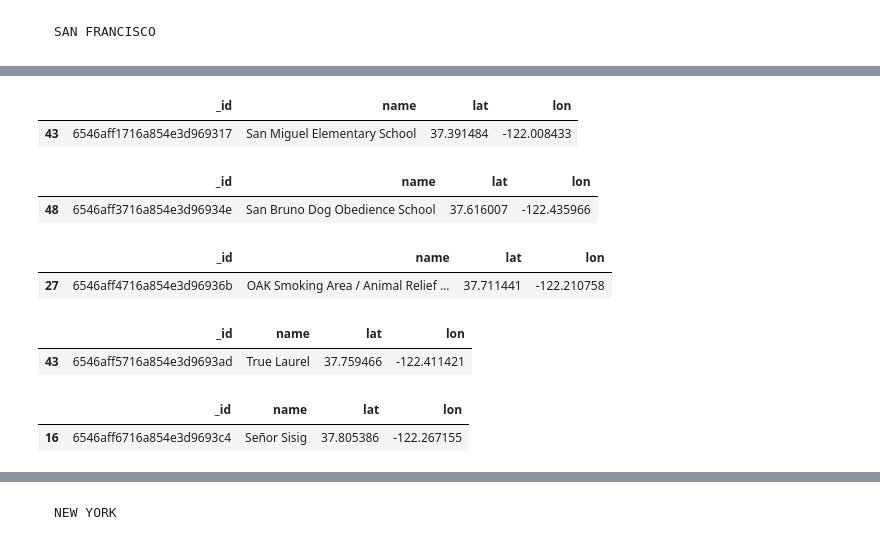
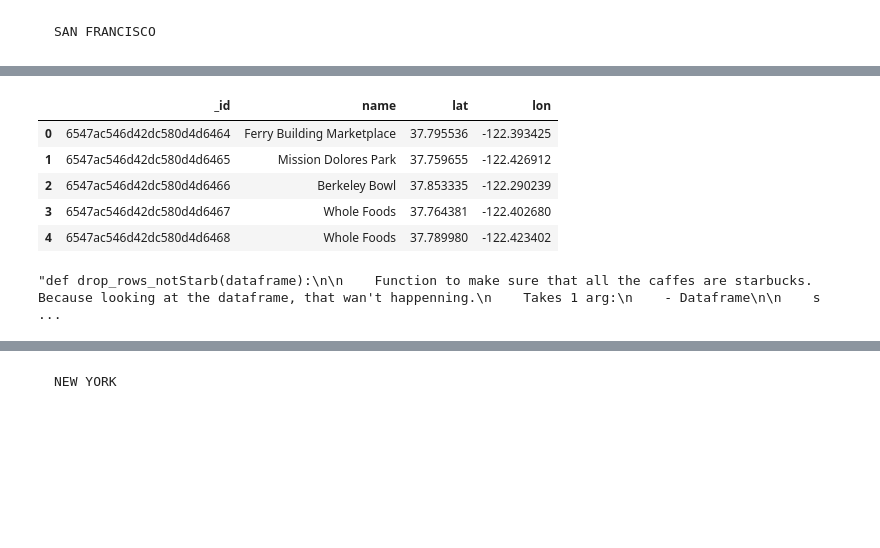
Before and after one commit to emmacunill/Company_Loc, a Jupyter notebook: notebooks/visualizing.ipynb, the cells around one changed output, grey strips where cells are left out. Drawn from its saved outputs; the diff is of its cells as text; code cells hidden in the pictures; blank space fills up the shorter version.

```diff
--- a/notebooks/visualizing.ipynb
+++ b/notebooks/visualizing.ipynb
@@ -12,6 +15,22 @@ from cartoframes.viz import Map, Layer, popup_element
 # %% [markdown]
 ## VISUALIZING ##
+# %%
+client = MongoClient("localhost:27017")
+db = client["cities_project"]
 # %% [markdown]
 **IMPORTING JSON INTO DF**
+# %%
+def mongodb_to_df(name_collection):
+
+    '''Function to get the collections from mongo and turn them to DF
+    It takes 1 arg:
+    - collection name.
+    Also checks for duplicate columns and drops them, only based on lat and long.
+    '''
+
+    df = pd.DataFrame(list(db[name_collection].find()))
+    df_drop_duplicates = df.drop_duplicates(subset=df.columns.difference(["name"]))
+
+    return df_drop_duplicates
 # %% [markdown]
     SAN FRANCISCO
@@ -29,30 +37,32 @@ SFstarbucks.sample()
-# %%
-SFschools = pd.DataFrame(list(db.SFschools.find()))
-SFschools.sample()
-# %% [output]
-|  | _id | name | lat | lon |
-| 43 | 6546aff1716a854e3d969317 | San Miguel Elementary School | 37.391484 | -122.008433 |
-# %%
-SFpet_grooming = pd.DataFrame(list(db.SFpet_grooming.find()))
-SFpet_grooming.sample()
-# %% [output]
-|  | _id | name | lat | lon |
-| 48 | 6546aff3716a854e3d96934e | San Bruno Dog Obedience School | 37.616007 | -122.435966 |
-# %%
-SFdog_parks = pd.DataFrame(list(db.SFdog_parks.find()))
-SFdog_parks.sample()
-# %% [output]
-|  | _id | name | lat | lon |
-| 27 | 6546aff4716a854e3d96936b | OAK Smoking Area / Animal Relief ... | 37.711441 | -122.210758 |
-# %%
-SFbars_clubs = pd.DataFrame(list(db.SFbars_clubs.find()))
-SFbars_clubs.sample()
-# %% [output]
-|  | _id | name | lat | lon |
-| 43 | 6546aff5716a854e3d9693ad | True Laurel | 37.759466 | -122.411421 |
-# %%
-SFvegan_vegetarian = pd.DataFrame(list(db.SFvegan_vegetarian.find()))
-SFvegan_vegetarian.sample()
-# %% [output]
-|  | _id | name | lat | lon |
-| 16 | 6546aff6716a854e3d9693c4 | Señor Sisig | 37.805386 | -122.267155 |
+# %%
+SFstarbucks = mongodb_to_df("SFstarbucks")
+SFbaskStadium = mongodb_to_df("SFbaskStadium")
+SFschools = mongodb_to_df("SFschools")
+SFairport = mongodb_to_df("SFairport")
+SFtrainStations = mongodb_to_df("SFtrainStations")
+SFpet_grooming = mongodb_to_df("SFpet_grooming")
+SFdog_parks = mongodb_to_df("SFdog_parks")
+SFbars_clubs = mongodb_to_df("SFbars_clubs")
+SFvegan_vegetarian = mongodb_to_df("SFvegan_vegetarian")
+SFvegan_vegetarian.head()
+# %% [output]
+|  | _id | name | lat | lon |
+| 0 | 6547ac546d42dc580d4d6464 | Ferry Building Marketplace | 37.795536 | -122.393425 |
+| 1 | 6547ac546d42dc580d4d6465 | Mission Dolores Park | 37.759655 | -122.426912 |
+| 2 | 6547ac546d42dc580d4d6466 | Berkeley Bowl | 37.853335 | -122.290239 |
+| 3 | 6547ac546d42dc580d4d6467 | Whole Foods | 37.764381 | -122.402680 |
+| 4 | 6547ac546d42dc580d4d6468 | Whole Foods | 37.789980 | -122.423402 |
+# %%
+'''def drop_rows_notStarb(dataframe):
+
+    Function to make sure that all the caffes are starbucks. Because looking at the dataframe, that wan't happenning.
+    Takes 1 arg:
+    - Dataframe
+
+    starbucks = dataframe['name'] == 'Starbucks'
+
+    filtered_dataframe = dataframe[starbucks]
+
+    return filtered_dataframe'''
+# %% [output]
+"def drop_rows_notStarb(dataframe):\n\n    Function to make sure that all the caffes are starbucks. Because looking at the dataframe, that wan't happenning.\n    Takes 1 arg:\n    - Dataframe\n\n    s ...
```
Also changed, not shown: parts of 38 cells of this notebook, 1 other file.
